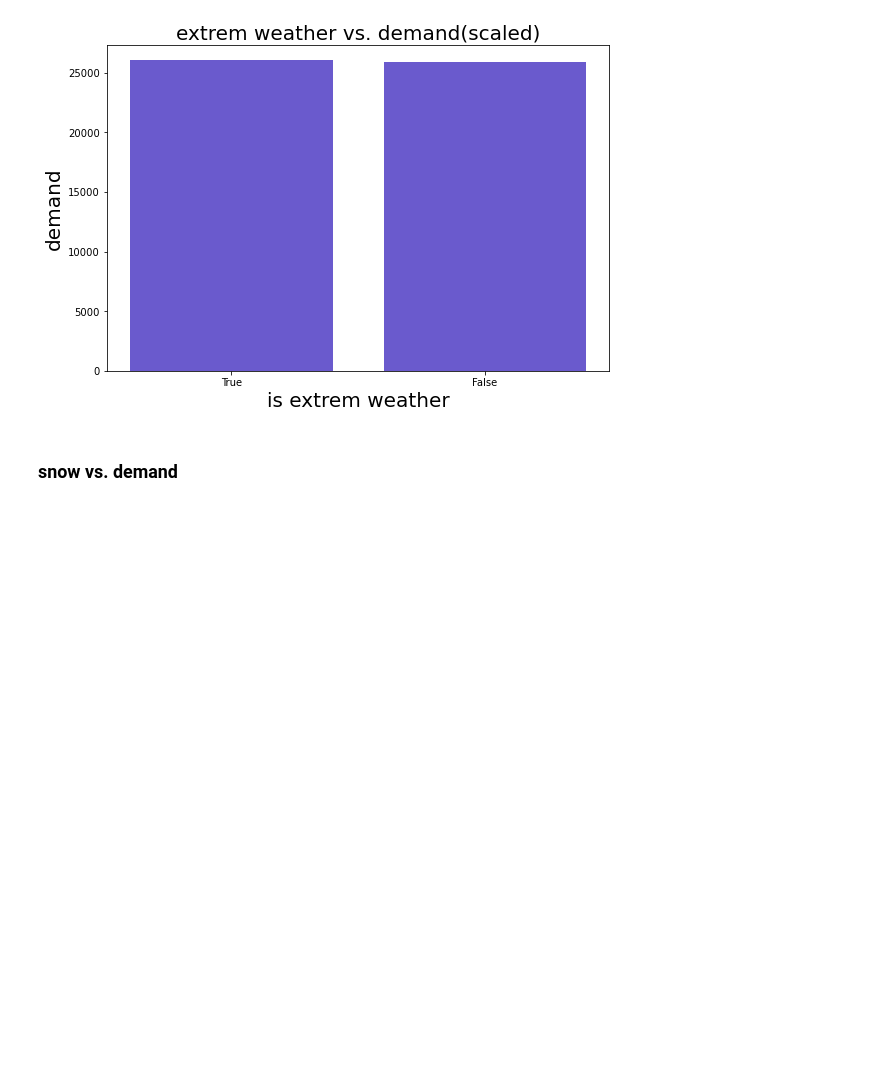
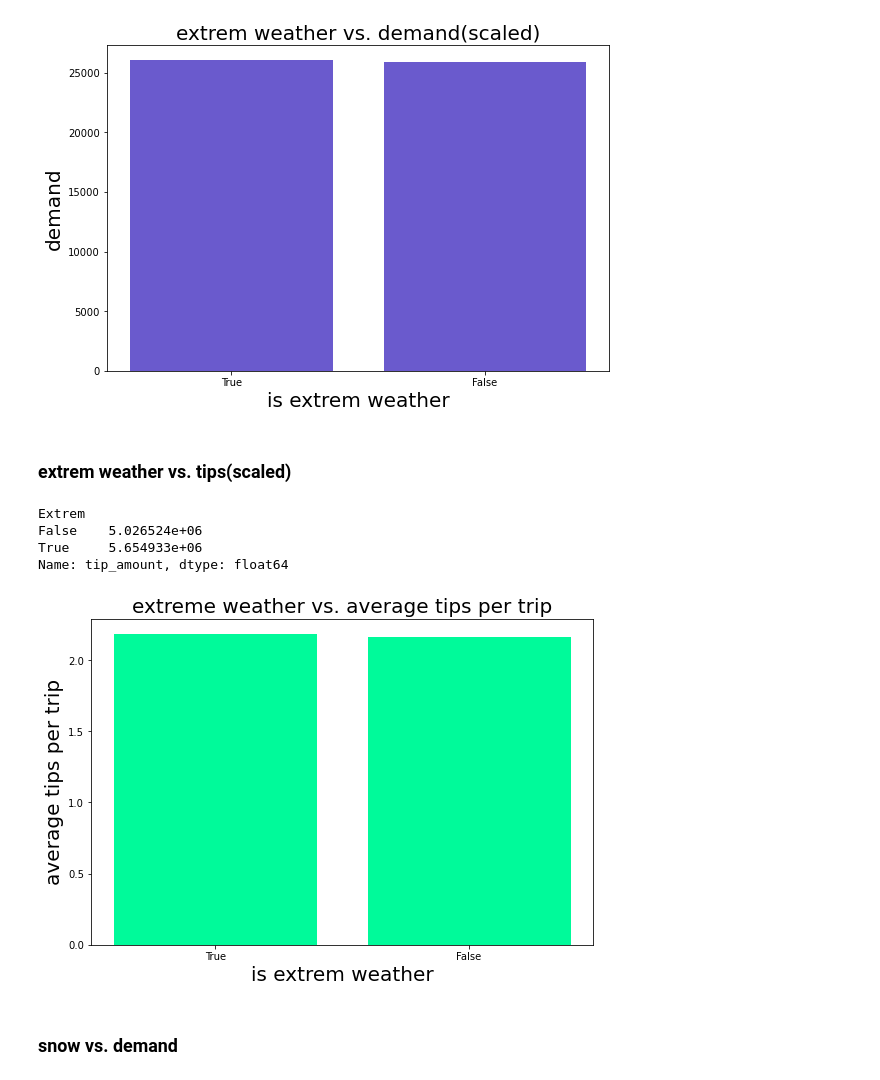
Before and after one commit to miayokka0926/Maximise-New-York-taxi-drivers-profits, a Jupyter notebook: code/full model.ipynb, the cells around one changed output. Drawn from its saved outputs; the diff is of its cells as text; code cells hidden in the pictures; blank space fills up the shorter version.

```diff
--- a/code/full model.ipynb
+++ b/code/full model.ipynb
@@ -265,6 +266,35 @@ plt.savefig("../plots/extrem weather vs. demand(scaled).png")
 plt.show()
 # %% [output]
 [figure]
+# %% [markdown]
+### extrem weather vs. tips(scaled)
+# %%
+extrem_pickups = tips_sample['Extrem'].sum()
+total_pickups = tips_sample['total_amount'].describe()['count']
+# %%
+extrem_tips = tips_sample.groupby('Extrem')['tip_amount'].agg('sum')
+extrem_tips
+# %% [output]
+Extrem
+False    5.026524e+06
+True     5.654933e+06
+Name: tip_amount, dtype: float64
+# %%
+x=['True', 'False']
+y=[(5.654946e+06)/extrem_pickups, (5.026541e+06)/(total_pickups-extrem_pickups)]
+
+fig=plt.figure(figsize=(9,6))
+h = plt.bar(x,y,width=0.8,bottom=None,color = 'mediumspringgreen')
+
+
+plt.ylabel('average tips per trip', fontsize = 20)
+plt.xlabel('is extrem weather', fontsize = 20)
+plt.title('extreme weather vs. average tips per trip',fontsize = 20)
+plt.savefig("../plots/extreme weather vs. average tips per trip.png")
+
+plt.show()
+# %% [output]
+[figure, added]
 # %% [markdown]
 ### snow vs. demand
 # %%
```
Also changed, not shown: parts of 29 cells of this notebook, 11 other files.
